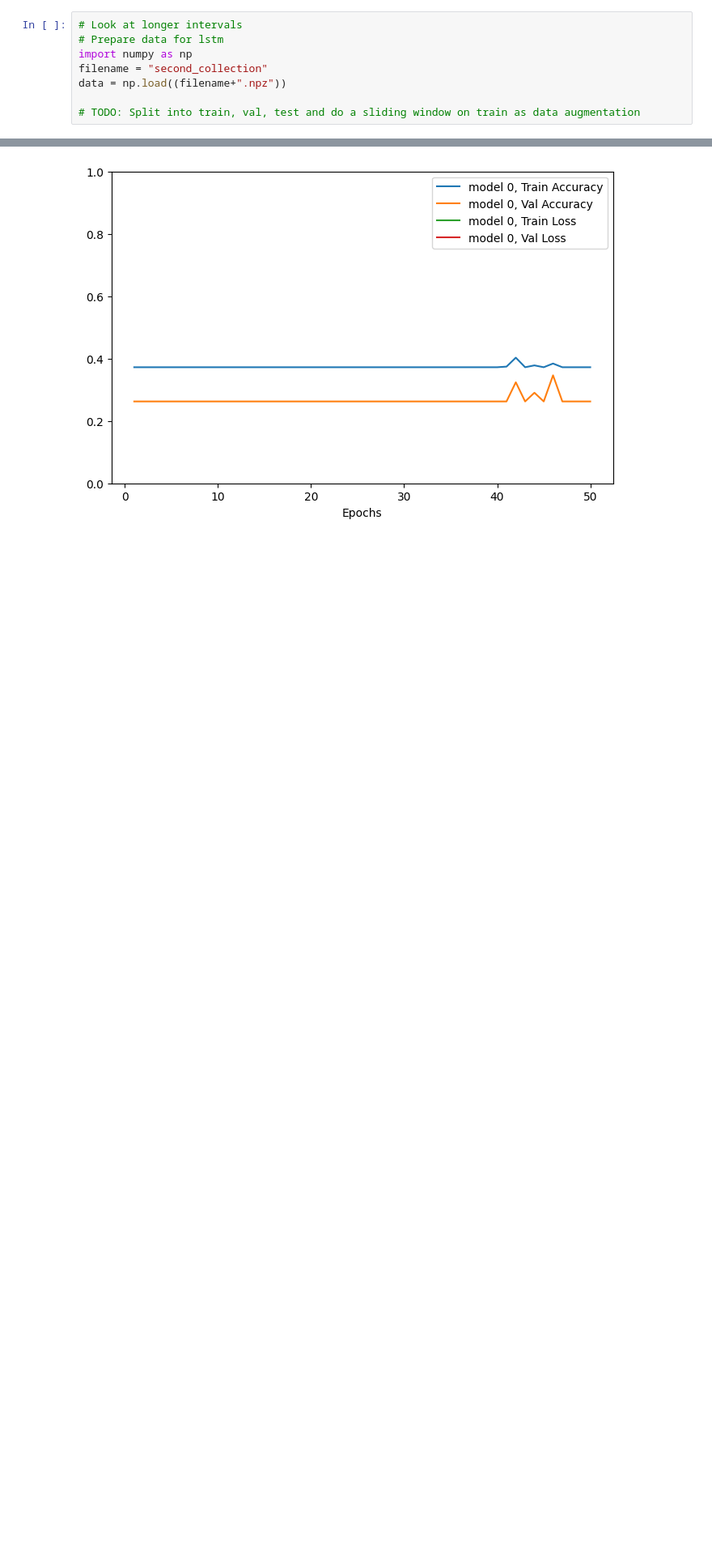
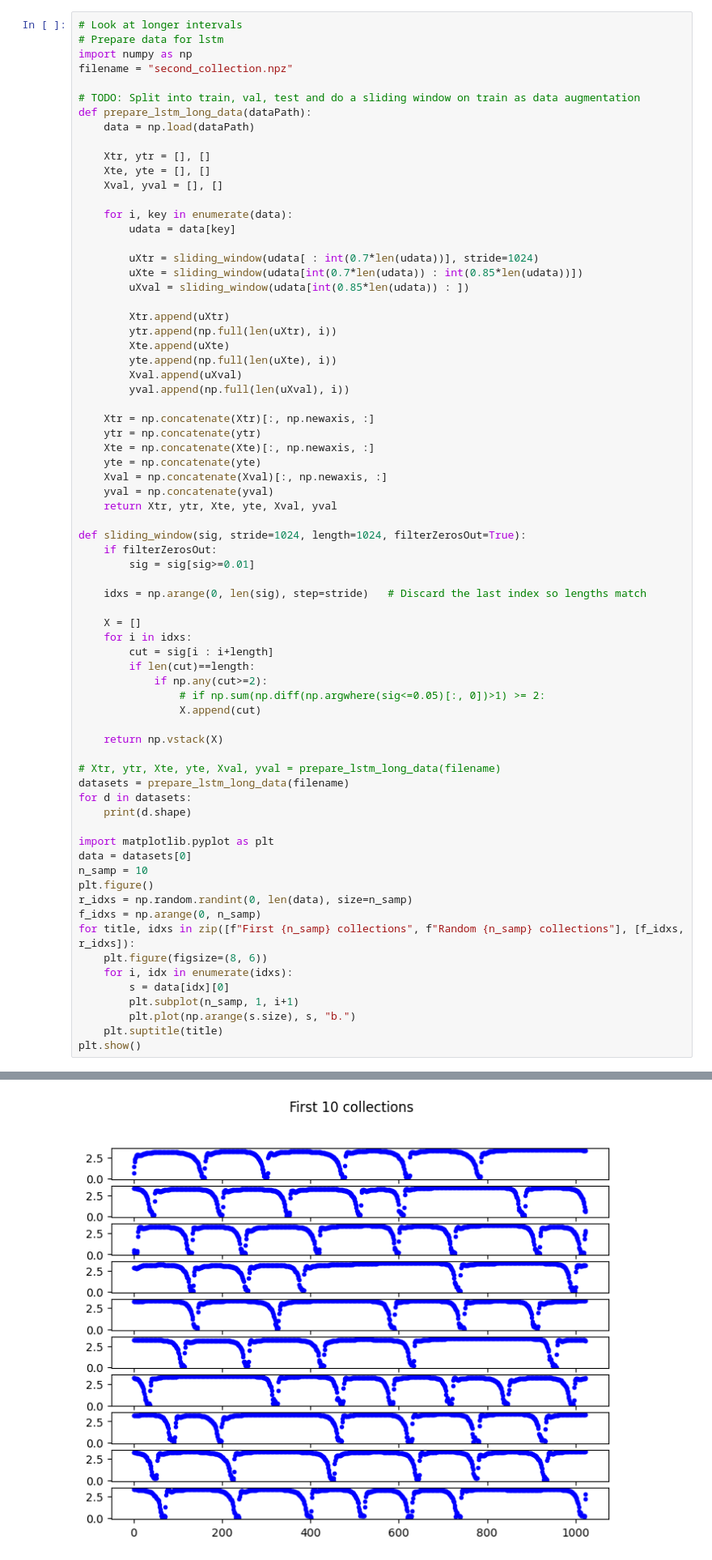
Before and after one commit to GuiMacielPereira/sensor_ML, a Jupyter notebook: data_processing/lstm_pytorch.sync.ipynb, the cells around one changed output, grey strips where cells are left out. Shown at 81% size. Saved outputs shown, nothing was run; the diff lists cells and outputs as text; blank space fills up the shorter version.

Commit message:
Made first preparations of data for new LSTM model.

```diff
--- a/data_processing/lstm_pytorch.sync.ipynb
+++ b/data_processing/lstm_pytorch.sync.ipynb
@@ -85,8 +85,71 @@ Model 0: 86.9%
 # Look at longer intervals
 # Prepare data for lstm
 import numpy as np
-filename = "second_collection"
-data = np.load((filename+".npz"))
+filename = "second_collection.npz"
 
 # TODO: Split into train, val, test and do a sliding window on train as data augmentation
+def prepare_lstm_long_data(dataPath):
+    data = np.load(dataPath)
+
+    Xtr, ytr = [], []
+    Xte, yte = [], []
+    Xval, yval = [], []
+
+    for i, key in enumerate(data):
+        udata = data[key]
+
+        uXtr = sliding_window(udata[ : int(0.7*len(udata))], stride=1024)
+        uXte = sliding_window(udata[int(0.7*len(udata)) : int(0.85*len(udata))])
+        uXval = sliding_window(udata[int(0.85*len(udata)) : ])
+
+        Xtr.append(uXtr)
+        ytr.append(np.full(len(uXtr), i))
+        Xte.append(uXte)
+        yte.append(np.full(len(uXte), i))
+        Xval.append(uXval)
+        yval.append(np.full(len(uXval), i))
+
+    Xtr = np.concatenate(Xtr)[:, np.newaxis, :]
+    ytr = np.concatenate(ytr)
+    Xte = np.concatenate(Xte)[:, np.newaxis, :]
+    yte = np.concatenate(yte)
+    Xval = np.concatenate(Xval)[:, np.newaxis, :]
+    yval = np.concatenate(yval)
+    return Xtr, ytr, Xte, yte, Xval, yval
+
+def sliding_window(sig, stride=1024, length=1024, filterZerosOut=True):
+    if filterZerosOut:
+        sig = sig[sig>=0.01]
+
+    idxs = np.arange(0, len(sig), step=stride)   # Discard the last index so lengths match
+
+    X = []
+    for i in idxs:
+        cut = sig[i : i+length]
+        if len(cut)==length:
+            if np.any(cut>=2):
+                # if np.sum(np.diff(np.argwhere(sig<=0.05)[:, 0])>1) >= 2:
+                X.append(cut)
+
+    return np.vstack(X)
+
+# Xtr, ytr, Xte, yte, Xval, yval = prepare_lstm_long_data(filename)
+datasets = prepare_lstm_long_data(filename)
+for d in datasets:
+    print(d.shape)
+
+import matplotlib.pyplot as plt
+data = datasets[0]
+n_samp = 10
+plt.figure()
+r_idxs = np.random.randint(0, len(data), size=n_samp)
+f_idxs = np.arange(0, n_samp)
+for title, idxs in zip([f"First {n_samp} collections", f"Random {n_samp} collections"], [f_idxs, r_idxs]):
+    plt.figure(figsize=(8, 6))
+    for i, idx in enumerate(idxs):
+        s = data[idx][0]
+        plt.subplot(n_samp, 1, i+1)
+        plt.plot(np.arange(s.size), s, "b.")
+    plt.suptitle(title)
+plt.show()
 # %% [output]
@@ -110 +163 @@ Model 0: 39.0%
-[figure, old version]
+[figure, new version]
```
Also changed, not shown: parts of 2 cells of this notebook, 1 other file.
